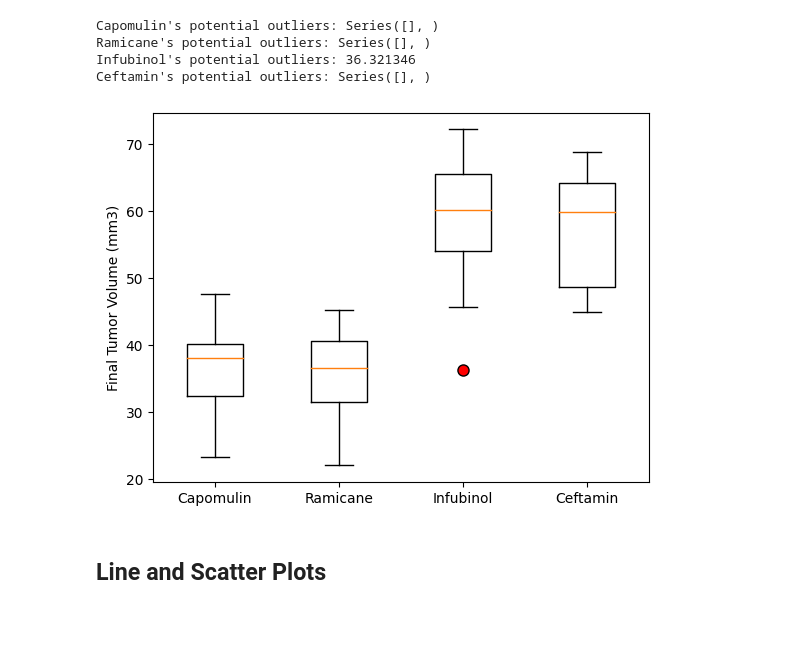
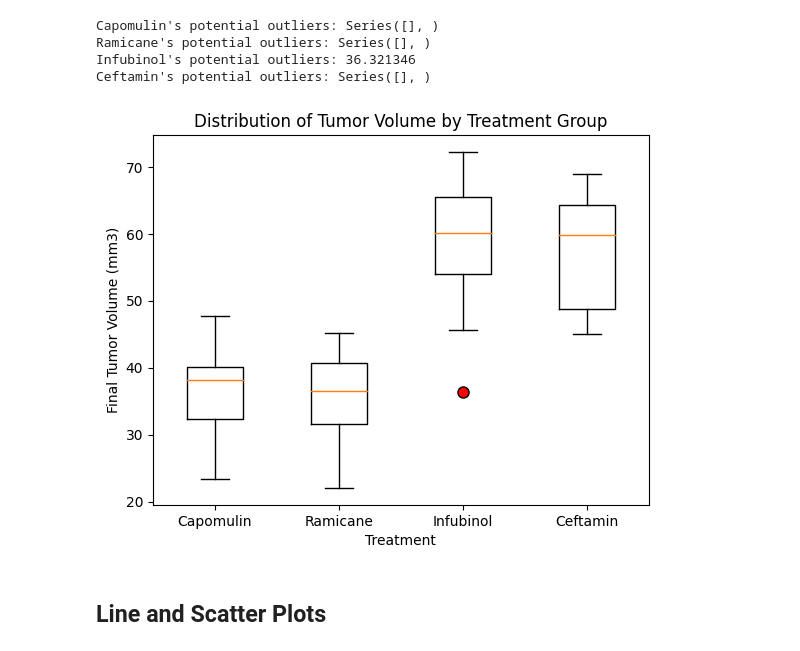
Before and after one commit to DayanaIm/pymaceuticals-challenge, a Jupyter notebook: pymaceuticals_final.ipynb, the cells around one changed output. Cells and saved outputs as stored; diff of their text form; code cells hidden in the pictures; blank space fills up the shorter version.

```diff
--- a/pymaceuticals_final.ipynb
+++ b/pymaceuticals_final.ipynb
@@ -268,18 +268,20 @@ Ceftamin's potential outliers: Series([], )
 # %%
 # Generate a box plot that shows the distrubution of the tumor volume for each treatment group.
 
 fig, ax = plt.subplots()
 grouped_data = [merged_tumor_volume.loc[merged_tumor_volume['Drug Regimen'] == treatment,
                                         'Tumor Volume (mm3)'] for treatment in selected_treatments]
 
 box_plot = ax.boxplot(grouped_data, labels=selected_treatments, flierprops={'marker': 'o', 'markerfacecolor':
                                                                             'red', 'markersize': 8})
 
+ax.set_xlabel('Treatment')
 ax.set_ylabel('Final Tumor Volume (mm3)')
+plt.title('Distribution of Tumor Volume by Treatment Group')
 
 plt.show()
 # %% [output]
-[figure, old version]
+[figure, new version]
 # %% [markdown]
 ## Line and Scatter Plots
 # %%
```
Also changed, not shown: 1 other file.
